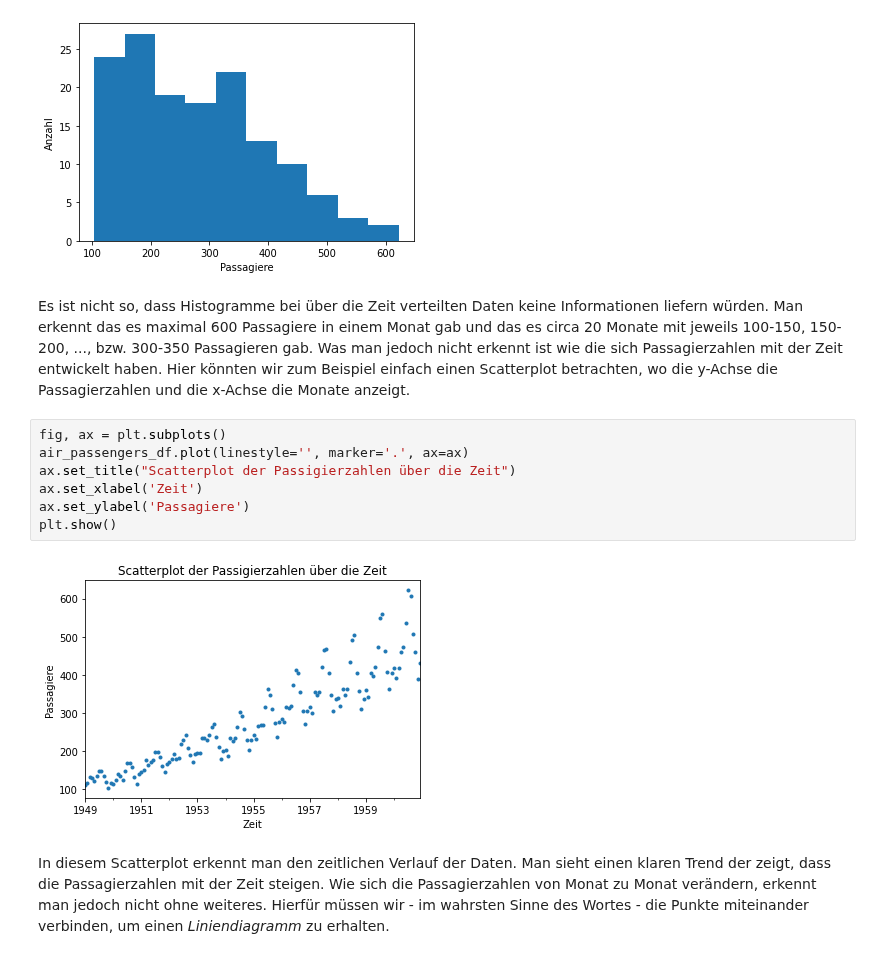
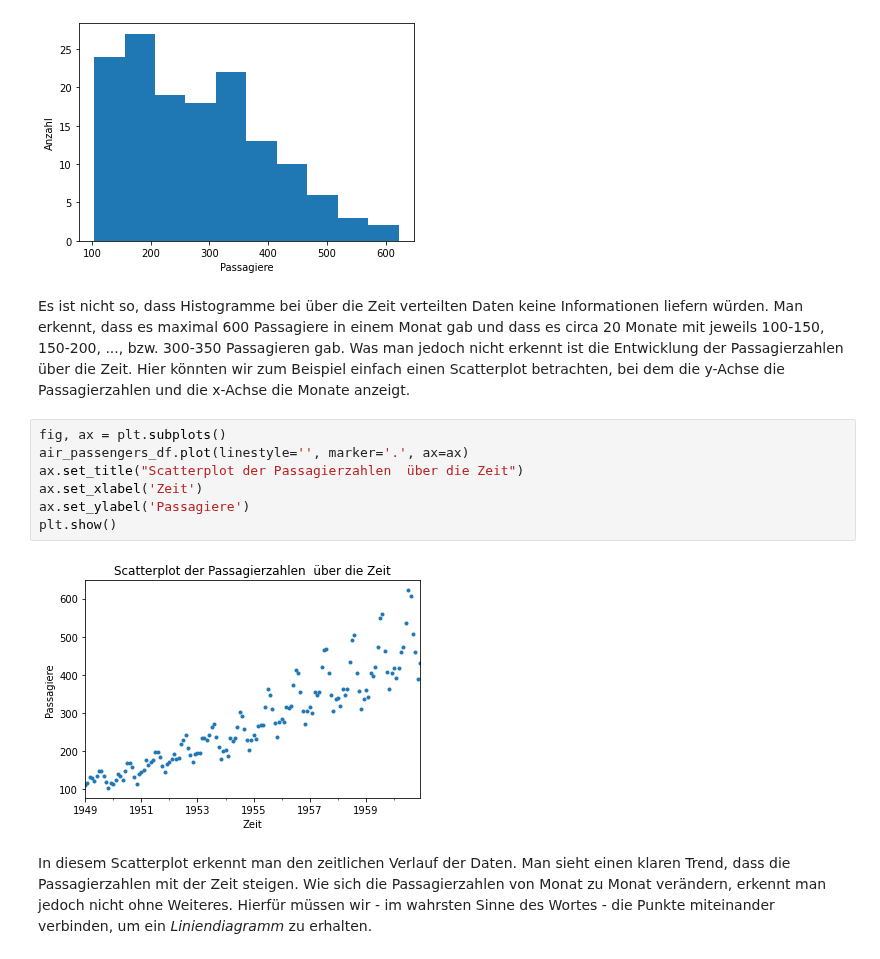
Before and after one commit to sherbold/data-science-crashkurs, a Jupyter notebook: content/chapters/kapitel_04.ipynb, the cells around one changed output. Saved outputs shown, nothing was run; the diff lists cells and outputs as text.

```diff
--- a/content/chapters/kapitel_04.ipynb
+++ b/content/chapters/kapitel_04.ipynb
@@ -698,18 +703,18 @@ plt.show()
 # %% [output]
 [figure]
 # %% [markdown]
-Es ist nicht so, dass Histogramme bei über die Zeit verteilten Daten keine Informationen liefern würden. Man erkennt das es maximal 600 Passagiere in einem Monat gab und das es circa 20 Monate mit jeweils 100-150, 150-200, ..., bzw. 300-350 Passagieren gab. Was man jedoch nicht erkennt ist wie die sich Passagierzahlen mit der Zeit entwickelt haben. Hier könnten wir zum Beispiel einfach einen Scatterplot betrachten, wo die y-Achse die Passagierzahlen und die x-Achse die Monate anzeigt.
+Es ist nicht so, dass Histogramme bei über die Zeit verteilten Daten keine Informationen liefern würden. Man erkennt, dass es maximal 600 Passagiere in einem Monat gab und dass es circa 20 Monate mit jeweils 100-150, 150-200, ..., bzw. 300-350 Passagieren gab. Was man jedoch nicht erkennt ist die Entwicklung der Passagierzahlen über die Zeit. Hier könnten wir zum Beispiel einfach einen Scatterplot betrachten, bei dem die y-Achse die Passagierzahlen und die x-Achse die Monate anzeigt.
 # %%
 fig, ax = plt.subplots()
 air_passengers_df.plot(linestyle='', marker='.', ax=ax)
-ax.set_title("Scatterplot der Passigierzahlen über die Zeit")
+ax.set_title("Scatterplot der Passagierzahlen  über die Zeit")
 ax.set_xlabel('Zeit')
 ax.set_ylabel('Passagiere')
 plt.show()
 # %% [output]
-[figure, old version]
+[figure, new version]
 # %% [markdown]
-In diesem Scatterplot erkennt man den zeitlichen Verlauf der Daten. Man sieht einen klaren Trend der zeigt, dass die Passagierzahlen mit der Zeit steigen. Wie sich die Passagierzahlen von Monat zu Monat verändern, erkennt man jedoch nicht ohne weiteres. Hierfür müssen wir - im wahrsten Sinne des Wortes - die Punkte miteinander verbinden, um einen *Liniendiagramm* zu erhalten.
+In diesem Scatterplot erkennt man den zeitlichen Verlauf der Daten. Man sieht einen klaren Trend, dass die Passagierzahlen mit der Zeit steigen. Wie sich die Passagierzahlen von Monat zu Monat verändern, erkennt man jedoch nicht ohne Weiteres. Hierfür müssen wir - im wahrsten Sinne des Wortes - die Punkte miteinander verbinden, um ein *Liniendiagramm* zu erhalten.
 # %%
 fig, ax = plt.subplots()
 air_passengers_df.plot(marker='.', ax=ax)
```
Also changed, not shown: parts of 36 cells of this notebook.
